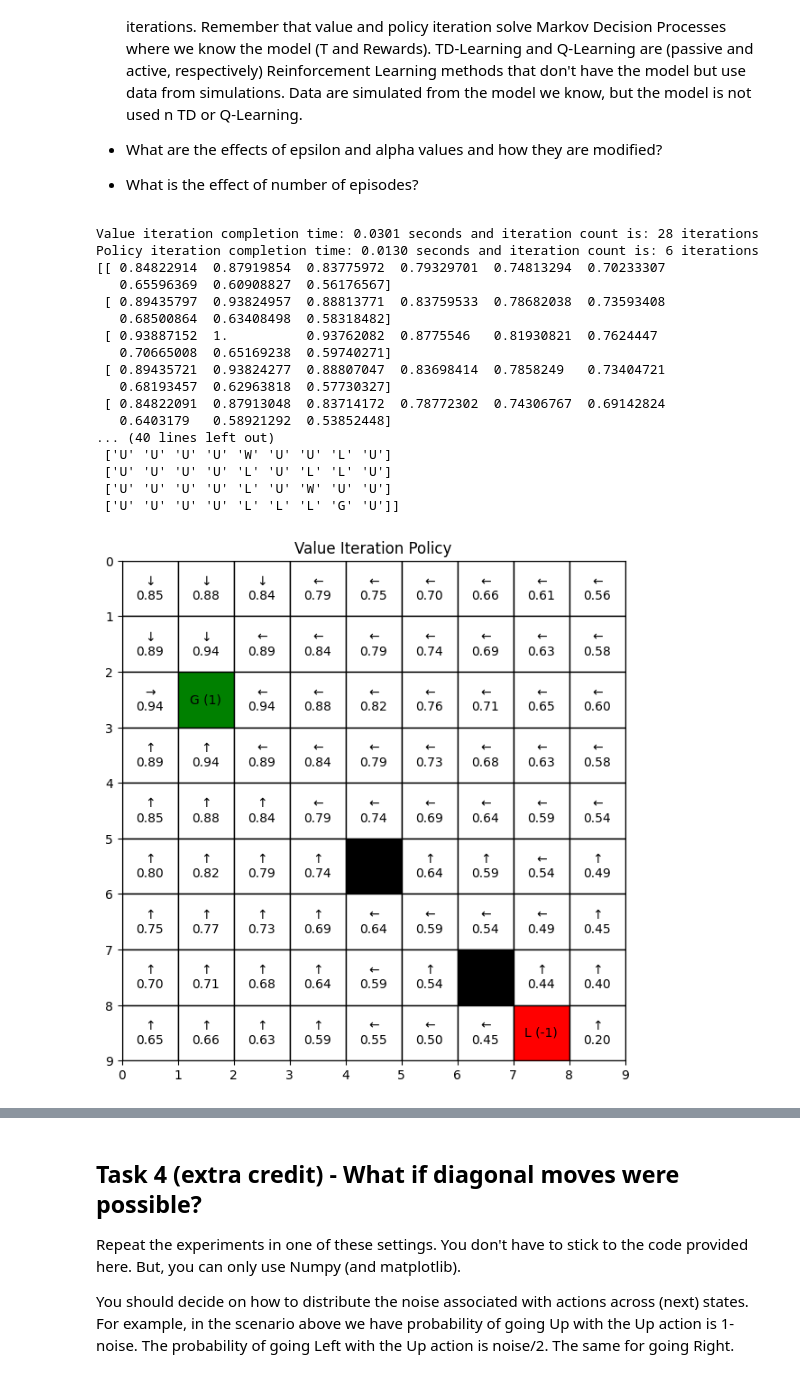
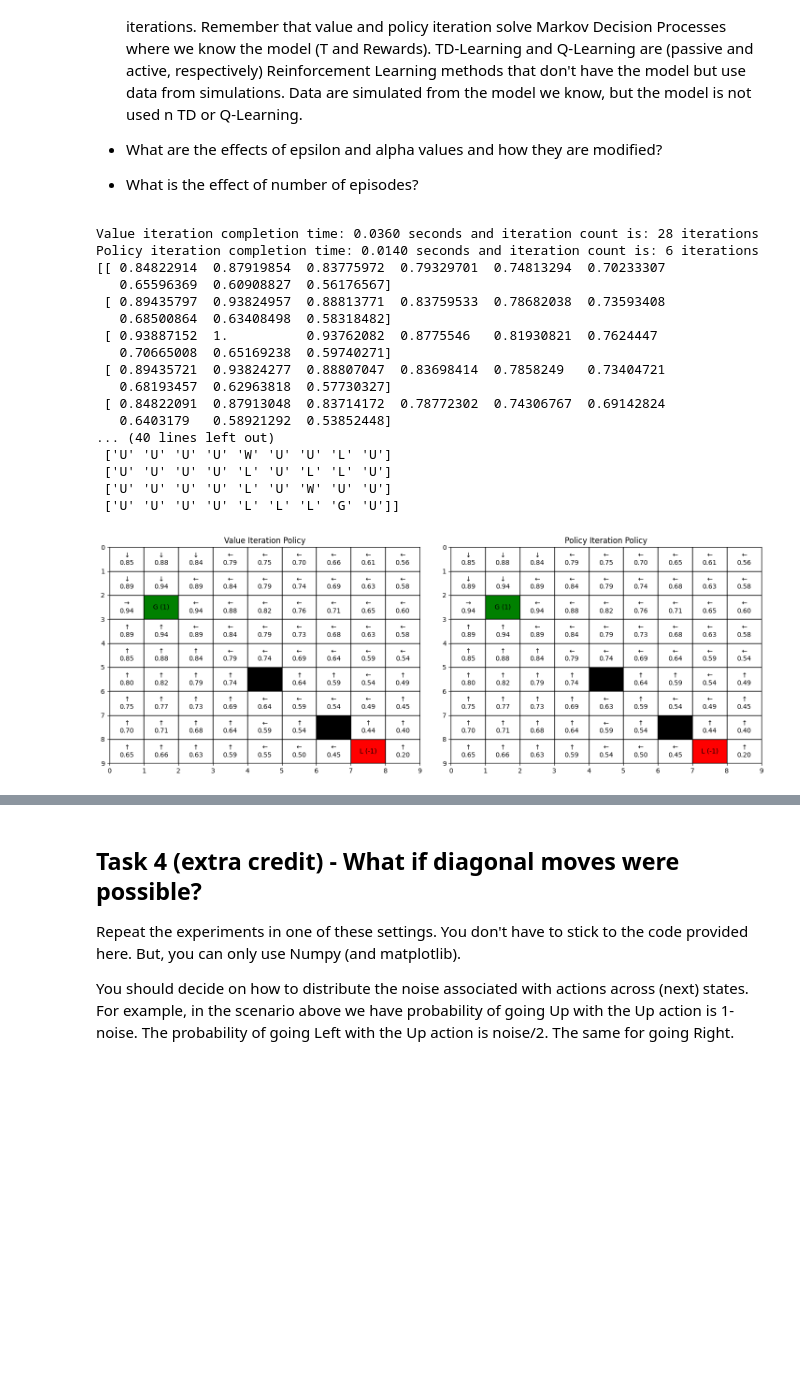
Before and after one commit to Masters-Halmstad/AI_Lab_3, a Jupyter notebook: lab3_code.ipynb, the cells around one changed output, grey strips where cells are left out. Cells and saved outputs as stored; diff of their text form; code cells hidden in the pictures; blank space fills up the shorter version.

Commit message:
plot horizontal appearance added

```diff
--- a/lab3_code.ipynb
+++ b/lab3_code.ipynb
@@ -110,8 +110,12 @@ def properties(index, Walls, Terminals, Rewards, Values = None, Policy=None ):
         return "white", f"{arrow}\n{value_text}"
 
 
-def plot_grid(W, H, Terminals, Walls, Rewards, Values = None, Policy = None, title="Environment"):
-    fig, axis = plt.subplots(figsize=(0.8 * W, 0.8 * H))
+def plot_grid(W, H, Terminals, Walls, Rewards, Values = None, Policy = None, title="Environment", axis=None):
+    standalone = False
+    if axis is None:
+        fig, axis = plt.subplots(figsize=(0.8 * W, 0.8 * H))
+        standalone = True
+
     axis.set_xlim(0, W)
     axis.set_ylim(0, H)
     axis.invert_yaxis()
@@ -125,8 +129,10 @@ def plot_grid(W, H, Terminals, Walls, Rewards, Values = None, Policy = None, tit
             if cell_text:
                 axis.text(col + 0.5, row + 0.5, cell_text, ha="center", va="center", fontsize=10, color="black")
 
-    plt.title(title)
-    plt.show()
+
+    axis.set_title(title)
+    if standalone:
+        plt.show()
 # %%
 plot_grid(W, H, Terminals, Walls, Rewards, title="Environment 3")
 # %% [output]
@@ -334,35 +340,40 @@ maze[Walls==1] = 'W'
 maze[Terminals==1] = 'G'
 print(maze.reshape((H,W)))
 
 print(V_PI.reshape((H,W)))
 maze = Directions[Policy_PI.astype(int)]
 maze[Walls==1] = 'W'
 maze[Terminals==1] = 'G'
 print(maze.reshape((H,W)))
 
 V_VI_flat = V_VI.flatten()
 V_PI_flat = V_PI.flatten()
 Policy_VI_flat = Policy_VI.flatten()
 Policy_PI_flat = Policy_PI.flatten()
 
-plot_grid(W, H, Terminals, Walls, Rewards, V_VI_flat, Policy_VI_flat, "Value Iteration Policy")
-plot_grid(W, H, Terminals, Walls, Rewards, V_PI_flat, Policy_PI_flat, "Policy Iteration Policy")
+fig, axes = plt.subplots(1, 2, figsize=(18, 6))
+
+plot_grid(W, H, Terminals, Walls, Rewards, V_VI_flat, Policy_VI_flat, "Value Iteration Policy", axis=axes[0])
+plot_grid(W, H, Terminals, Walls, Rewards, V_PI_flat, Policy_PI_flat, "Policy Iteration Policy", axis=axes[1])
+
+plt.subplots_adjust(wspace=0.1)
+plt.show()
 # %% [output]
-Value iteration completion time: 0.0301 seconds and iteration count is: 28 iterations
-Policy iteration completion time: 0.0130 seconds and iteration count is: 6 iterations
+Value iteration completion time: 0.0360 seconds and iteration count is: 28 iterations
+Policy iteration completion time: 0.0140 seconds and iteration count is: 6 iterations
 [[ 0.84822914  0.87919854  0.83775972  0.79329701  0.74813294  0.70233307
    0.65596369  0.60908827  0.56176567]
  [ 0.89435797  0.93824957  0.88813771  0.83759533  0.78682038  0.73593408
    0.68500864  0.63408498  0.58318482]
  [ 0.93887152  1.          0.93762082  0.8775546   0.81930821  0.7624447
    0.70665008  0.65169238  0.59740271]
  [ 0.89435721  0.93824277  0.88807047  0.83698414  0.7858249   0.73404721
    0.68193457  0.62963818  0.57730327]
  [ 0.84822091  0.87913048  0.83714172  0.78772302  0.74306767  0.69142824
    0.6403179   0.58921292  0.53852448]
 ... (40 lines left out)
  ['U' 'U' 'U' 'U' 'W' 'U' 'U' 'L' 'U']
  ['U' 'U' 'U' 'U' 'L' 'U' 'L' 'L' 'U']
  ['U' 'U' 'U' 'U' 'L' 'U' 'W' 'U' 'U']
  ['U' 'U' 'U' 'U' 'L' 'L' 'L' 'G' 'U']]
-[figure, old version]
+[figure, new version]
```
Also changed, not shown: parts of 3 cells of this notebook.
